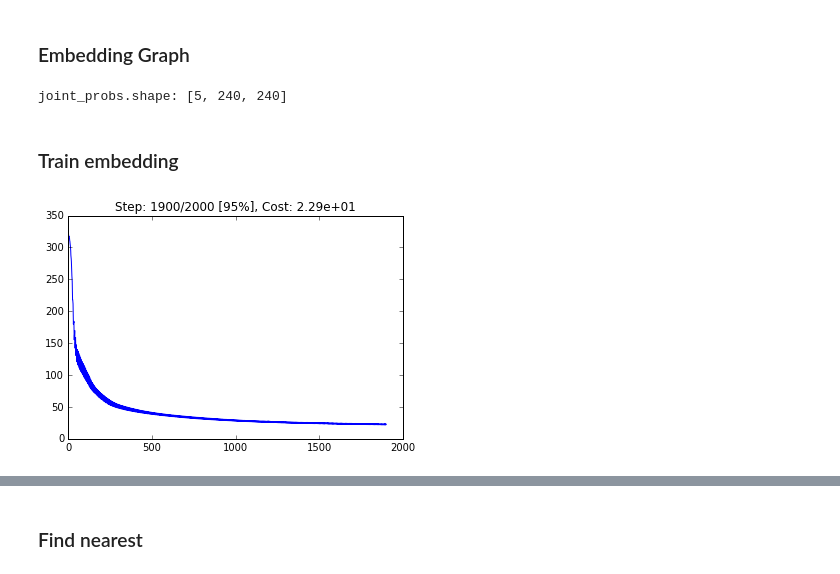
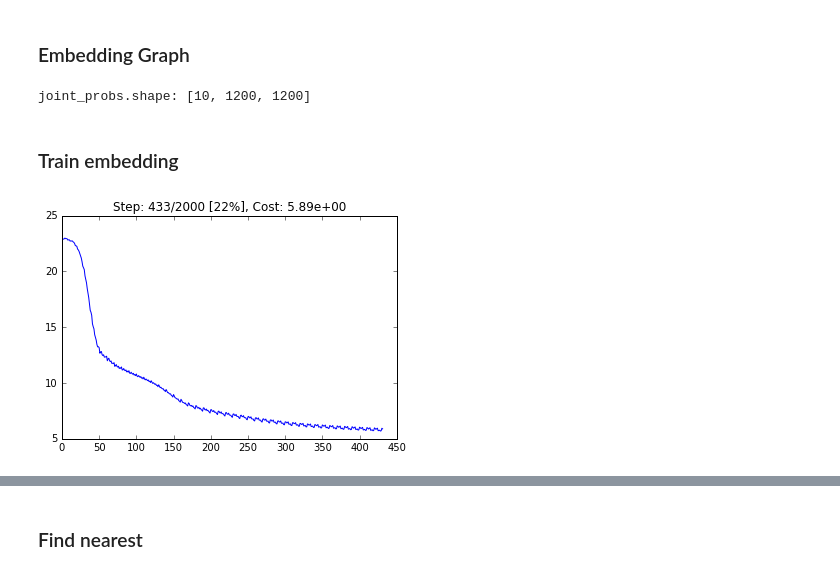
Before and after one commit to RomanKoshelev/deepcoins, a Jupyter notebook: embed_search.ipynb, the cells around one changed output, grey strips where cells are left out. Saved outputs shown, nothing was run; the diff lists cells and outputs as text; code cells hidden in the pictures.

```diff
--- a/embed_search.ipynb
+++ b/embed_search.ipynb
@@ -40,6 +48,6 @@ def load_coins_dataset(ndata):
         ndata     = ndata)
 # %%
-data_size = 1200
+data_size = 12000
 (
     image_shape,
     file_num,
@@ -77,10 +87,8 @@ Test images:
 # %%
 %%time
 
-batch_size = data_size // 5
-
 joint_probs = compute_joint_probabilities(
     samples    = train_images,
-    batch_size = batch_size)
+    batch_size = data_size // 10)
 # %% [output]
 compute_joint_probabilities
@@ -132,6 +140,7 @@ def ConvNet(inputs, out_dim):
 # %%
 learning_rate = 1e-4
 embed_dims    = 7
+batch_size    = data_size // joint_probs.shape[0]
 
 tf.reset_default_graph()
 em_graph = tf.Graph()
@@ -140,63 +149,58 @@ with em_graph.as_default():
         with tf.device('/gpu:0'):
             images_pl  = tf.placeholder(dtype=tf.float32, shape=[None,]+image_shape)
             probs_pl   = tf.placeholder(dtype=tf.float32, shape=joint_probs.shape[-2:])
-            # probs_var  = tf.Variable(probs_pl, trainable=False)
             embed_op   = ConvNet(images_pl, embed_dims)
             embed_loss = tsne_loss(probs_pl, batch_size, embed_dims, embed_op)
             train_op   = tf.train.AdamOptimizer(learning_rate).minimize(embed_loss)
             init_op    = tf.global_variables_initializer()
 print("joint_probs.shape:", list(joint_probs.shape))
 # %% [output]
-joint_probs.shape: [5, 240, 240]
+joint_probs.shape: [10, 1200, 1200]
 # %% [markdown]
 ### Train embedding
 # %%
 %%time
 
-train_steps = 2000
-log_every   = 10
-
 try:
     sess.close()
-    print("Session closed")
 except:
     pass
 
 sess = tf.Session(graph=em_graph)
 sess.run(init_op)
 
 def plot_costs(costs, step, step_num):
     plt.plot(costs)
     plt.title("Step: %d/%d [%.0f%%], Cost: %.2e" % (
         step+1, step_num, 100*(step+1)/step_num, costs[-1]))
     clear_output(True)
     plt.show()
 
 def get_next_batch(i, bs):
     imgs = train_images[i:i+bs]
     imgs = np.reshape(imgs, [-1,]+image_shape)
     lbls = train_labels[i:i+bs]
     i = (i + bs) % (len(train_images))
     return i, imgs, lbls
 
-def do_train(sess, tr_op, loss_op, inputs_pl, batch_sise, step_num):
+def do_train(step_num, log_every=10):
     try:
         costs = []
         i = 0
         for step in range(step_num):
-            pi = i//batch_sise
-            i, images, _ = get_next_batch(i, batch_sise)
-            _, cost = sess.run([tr_op, loss_op], feed_dict={
-                inputs_pl: images,
-                probs_pl: joint_probs[pi]
+            pi = i//batch_size
+            i, images, _ = get_next_batch(i, batch_size)
+            _, cost = sess.run([train_op, embed_loss], feed_dict={
+                images_pl: images,
+                probs_pl : joint_probs[pi]
             })
             costs.append(cost)
             if step % log_every == log_every-1:
                 plot_costs(costs, step, step_num)
     except KeyboardInterrupt:
         pass
     plot_costs(costs, step, step_num)
 
-do_train(sess, train_op, embed_loss, images_pl, batch_size, train_steps)
+do_train(2000, 10)
 # %% [output]
-[figure, old version]
+[figure, new version]
```
Also changed, not shown: parts of 7 cells of this notebook, 1 other file.
